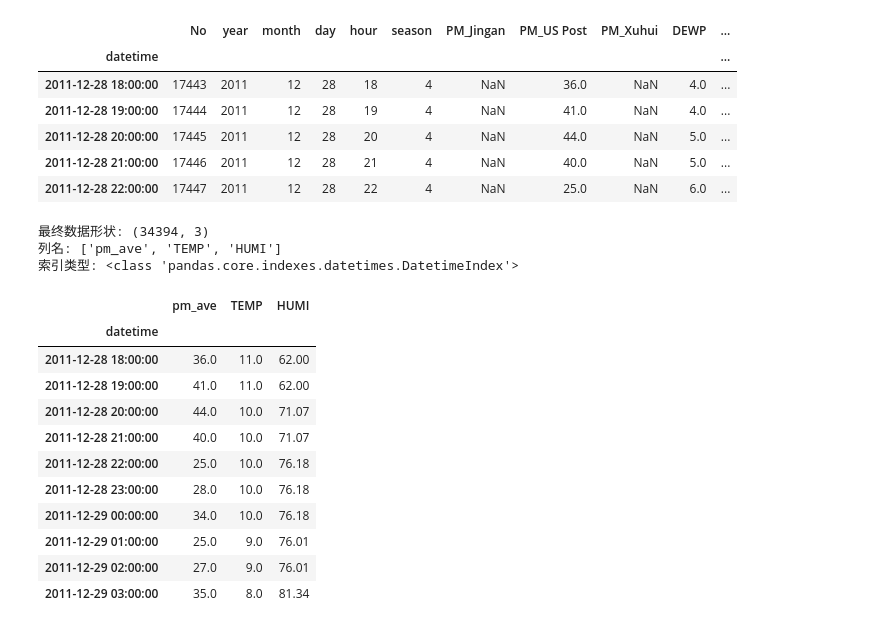
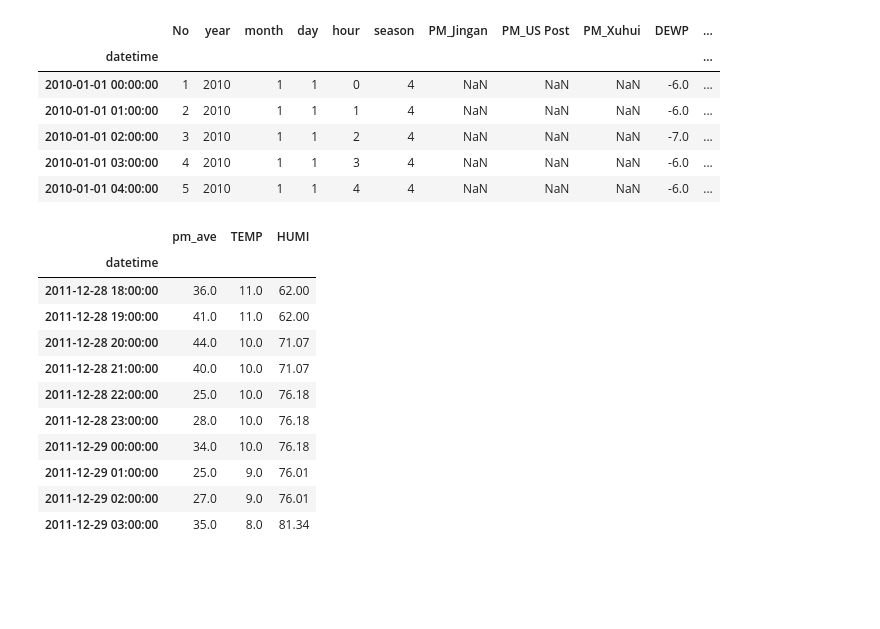
Before and after one commit to sakurantic/prediction, a Jupyter notebook: notes/01_data_preprocessing.ipynb, the cells around one changed output. Saved outputs shown, nothing was run; the diff lists cells and outputs as text; code cells hidden in the pictures; blank space fills up the shorter version.

```diff
--- a/notes/01_data_preprocessing.ipynb
+++ b/notes/01_data_preprocessing.ipynb
@@ -35,34 +15,22 @@ memory usage: 6.8+ MB
 # %%
-# pd.to_datetime() 的作用：
-#   把包含日期/时间信息的列（或列的组合）转换成 Python 的 Datetime 类型
-#   这里我们传入一个字典，告诉 pandas：
-#     把 year 列当作"年"，month 列当作"月"，day 列当作"日"，hour 列当作"时"
+df_raw = pd.read_csv('data/ShanghaiPM_Training.csv', na_values='NA')
 df_raw['datetime'] = pd.to_datetime(
     {'year': df_raw['year'], 'month': df_raw['month'], 'day': df_raw['day'], 'hour': df_raw['hour']}
 )
-
-# df.set_index() 把指定的列变成 DataFrame 的行索引（类似 Excel 最左边那列行号）
 df_raw = df_raw.set_index('datetime')
-
-# df.sort_index() 按行索引排序
 df_raw = df_raw.sort_index()
-
-# df.drop() 删除不需要的列
-# columns=[...] 指定要删除的列名列表
-# errors='ignore' 表示如果某列不存在也不报错（容错处理）
 
 pm_cols = ['PM_Jingan', 'PM_US Post', 'PM_Xuhui']
 df_raw['pm_ave'] = df_raw[pm_cols].mean(axis=1)
-df_raw = df_raw.dropna(subset=['pm_ave'])
 df_raw.head()
 # %% [output]
 |  | No | year | month | day | hour | season | PM_Jingan | PM_US Post | PM_Xuhui | DEWP | ... |
 | datetime |  |  |  |  |  |  |  |  |  |  | ... |
-| 2011-12-28 18:00:00 | 17443 | 2011 | 12 | 28 | 18 | 4 | NaN | 36.0 | NaN | 4.0 | ... |
-| 2011-12-28 19:00:00 | 17444 | 2011 | 12 | 28 | 19 | 4 | NaN | 41.0 | NaN | 4.0 | ... |
-| 2011-12-28 20:00:00 | 17445 | 2011 | 12 | 28 | 20 | 4 | NaN | 44.0 | NaN | 5.0 | ... |
-| 2011-12-28 21:00:00 | 17446 | 2011 | 12 | 28 | 21 | 4 | NaN | 40.0 | NaN | 5.0 | ... |
-| 2011-12-28 22:00:00 | 17447 | 2011 | 12 | 28 | 22 | 4 | NaN | 25.0 | NaN | 6.0 | ... |
+| 2010-01-01 00:00:00 | 1 | 2010 | 1 | 1 | 0 | 4 | NaN | NaN | NaN | -6.0 | ... |
+| 2010-01-01 01:00:00 | 2 | 2010 | 1 | 1 | 1 | 4 | NaN | NaN | NaN | -6.0 | ... |
+| 2010-01-01 02:00:00 | 3 | 2010 | 1 | 1 | 2 | 4 | NaN | NaN | NaN | -7.0 | ... |
+| 2010-01-01 03:00:00 | 4 | 2010 | 1 | 1 | 3 | 4 | NaN | NaN | NaN | -6.0 | ... |
+| 2010-01-01 04:00:00 | 5 | 2010 | 1 | 1 | 4 | 4 | NaN | NaN | NaN | -6.0 | ... |
 # %%
 KEEP_COLS = [
     'pm_ave',       # 徐汇站 PM2.5 浓度 (ug/m3)
@@ -70,18 +38,11 @@ KEEP_COLS = [
     'HUMI',           # 相对湿度 (%)
 ]
 
-# df[[...]] 通过列名列表来筛选子集
-# .copy() 创建一个独立的副本——这是好习惯，防止后续操作意外影响原始数据
-df = df_raw[KEEP_COLS].copy()
+df_train= df_raw[KEEP_COLS].copy()
+df_train= df_train.dropna(subset=['pm_ave'])
 
-print('最终数据形状:', df.shape)
-print('列名:', list(df.columns))
-print('索引类型:', type(df.index))  # 应该是 DatetimeIndex
-df.head(10)
+df_train.head(10)
 # %% [output]
-最终数据形状: (34394, 3)
-列名: ['pm_ave', 'TEMP', 'HUMI']
-索引类型: <class 'pandas.core.indexes.datetimes.DatetimeIndex'>
 |  | pm_ave | TEMP | HUMI |
 | datetime |  |  |  |
 | 2011-12-28 18:00:00 | 36.0 | 11.0 | 62.00 |
```
Also changed, not shown: parts of 7 cells of this notebook, 1 other file.
